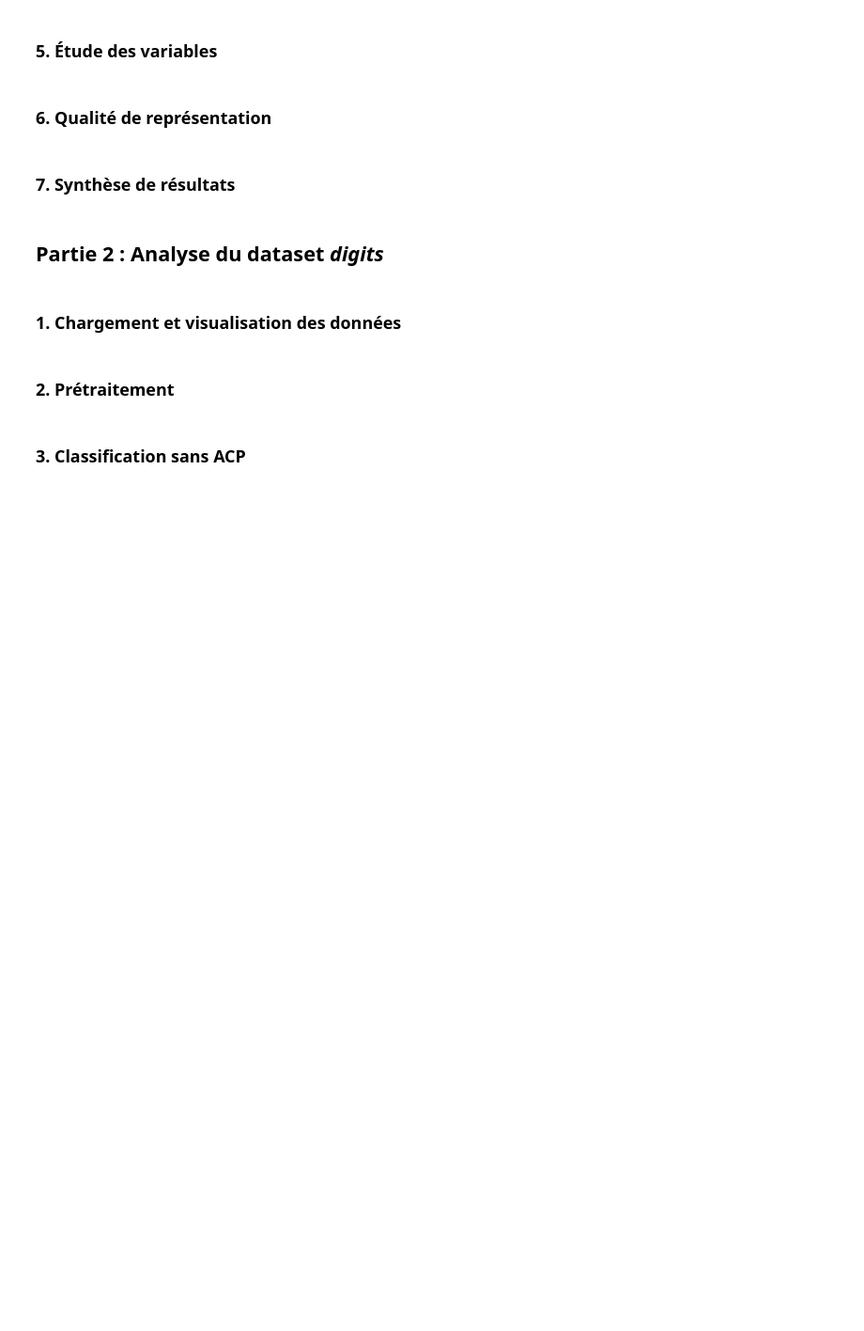
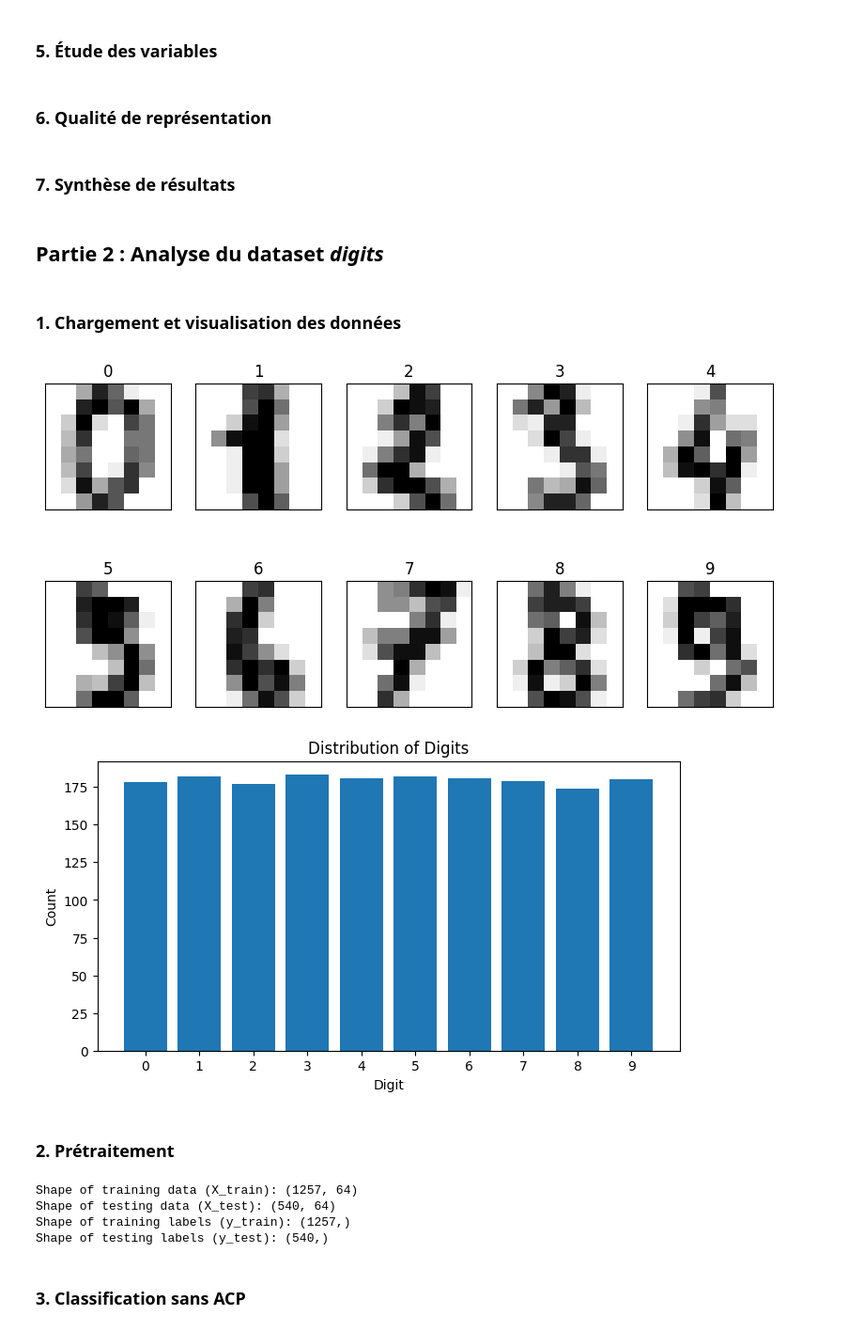
Before and after one commit to NiceSoyce/DS_Lab2, a Jupyter notebook: robert_thibault_lab2.ipynb, the cells around one changed output. Shown at 94% size. Cells and saved outputs as stored; diff of their text form; code cells hidden in the pictures; blank space fills up the shorter version.

```diff
--- a/robert_thibault_lab2.ipynb
+++ b/robert_thibault_lab2.ipynb
@@ -22,7 +22,56 @@
 ## Partie 2 : Analyse du dataset *digits*
 # %% [markdown]
 ### 1. Chargement et visualisation des données
+# %%
+import matplotlib.pyplot as plt
+from sklearn.datasets import load_digits
+import numpy as np
+
+# Load the digits dataset
+digits = load_digits()
+
+# Display some images with labels
+fig, axes = plt.subplots(nrows=2, ncols=5, figsize=(10, 5),
+                         subplot_kw={'xticks': [], 'yticks': []})
+for ax, image, label in zip(axes.flat, digits.images, digits.target):
+    ax.imshow(image, cmap=plt.cm.gray_r, interpolation='nearest')
+    ax.set_title(label)
+plt.show()
+
+# Display the distribution of classes
+class_distribution = np.bincount(digits.target)
+plt.figure(figsize=(8, 4))
+plt.bar(range(len(class_distribution)), class_distribution)
+plt.xticks(range(len(class_distribution)))
+plt.xlabel('Digit')
+plt.ylabel('Count')
+plt.title('Distribution of Digits')
+plt.show()
+# %% [output]
+[figure, added]
+[figure, added]
 # %% [markdown]
 ### 2. Prétraitement
+# %%
+from sklearn.model_selection import train_test_split
+from sklearn.preprocessing import StandardScaler
+
+# Normalize the data
+scaler = StandardScaler()
+X_scaled = scaler.fit_transform(digits.data)
+y = digits.target
+
+# Split data into training and testing sets
+X_train, X_test, y_train, y_test = train_test_split(X_scaled, y, test_size=0.3)
+
+print("Shape of training data (X_train):", X_train.shape)
+print("Shape of testing data (X_test):", X_test.shape)
+print("Shape of training labels (y_train):", y_train.shape)
+print("Shape of testing labels (y_test):", y_test.shape)
+# %% [output]
+Shape of training data (X_train): (1257, 64)
+Shape of testing data (X_test): (540, 64)
+Shape of training labels (y_train): (1257,)
+Shape of testing labels (y_test): (540,)
 # %% [markdown]
 ### 3. Classification sans ACP
```
Also changed, not shown: parts of 4 cells of this notebook.
